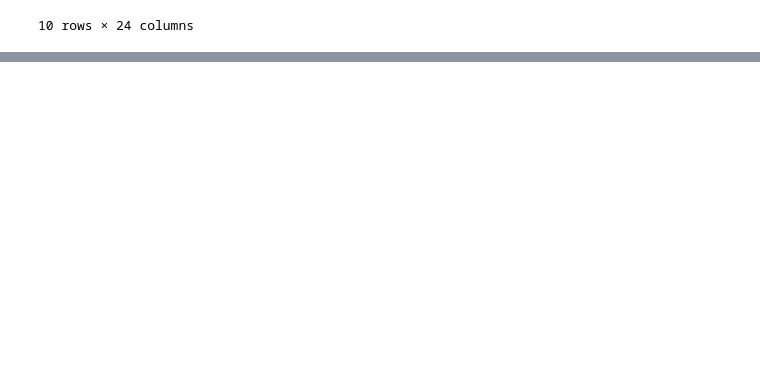
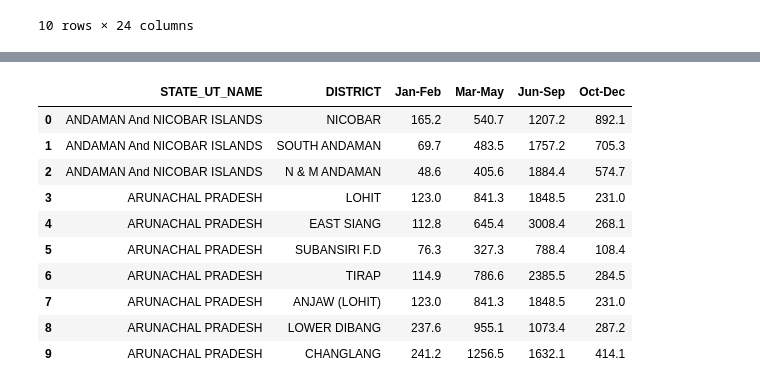
Before and after one commit to piyush-mk/TRINIT_ExeAI_ML, a Jupyter notebook: preprocess.ipynb, the cells around one changed output, grey strips where cells are left out. Drawn from its saved outputs; the diff is of its cells as text; code cells hidden in the pictures; blank space fills up the shorter version.

```diff
--- a/preprocess.ipynb
+++ b/preprocess.ipynb
@@ -489,0 +506,16 @@ df9.to_csv('Clean_dataset/monthly.csv',index=True)
+# %%
+#drop the jan feb mar apr may jun jul aug sep oct nov dec and annual columns
+df10.drop(['JAN','FEB','MAR','APR','MAY','JUN','JUL','AUG','SEP','OCT','NOV','DEC','ANNUAL'],axis=1,inplace=True)
+df10.head(10)
+# %% [output]
+|  | STATE_UT_NAME | DISTRICT | Jan-Feb | Mar-May | Jun-Sep | Oct-Dec |
+| 0 | ANDAMAN And NICOBAR ISLANDS | NICOBAR | 165.2 | 540.7 | 1207.2 | 892.1 |
+| 1 | ANDAMAN And NICOBAR ISLANDS | SOUTH ANDAMAN | 69.7 | 483.5 | 1757.2 | 705.3 |
+| 2 | ANDAMAN And NICOBAR ISLANDS | N & M ANDAMAN | 48.6 | 405.6 | 1884.4 | 574.7 |
+| 3 | ARUNACHAL PRADESH | LOHIT | 123.0 | 841.3 | 1848.5 | 231.0 |
+| 4 | ARUNACHAL PRADESH | EAST SIANG | 112.8 | 645.4 | 3008.4 | 268.1 |
+| 5 | ARUNACHAL PRADESH | SUBANSIRI F.D | 76.3 | 327.3 | 788.4 | 108.4 |
+| 6 | ARUNACHAL PRADESH | TIRAP | 114.9 | 786.6 | 2385.5 | 284.5 |
+| 7 | ARUNACHAL PRADESH | ANJAW (LOHIT) | 123.0 | 841.3 | 1848.5 | 231.0 |
+| 8 | ARUNACHAL PRADESH | LOWER DIBANG | 237.6 | 955.1 | 1073.4 | 287.2 |
+| 9 | ARUNACHAL PRADESH | CHANGLANG | 241.2 | 1256.5 | 1632.1 | 414.1 |
```
Also changed, not shown: parts of 3 cells of this notebook.
